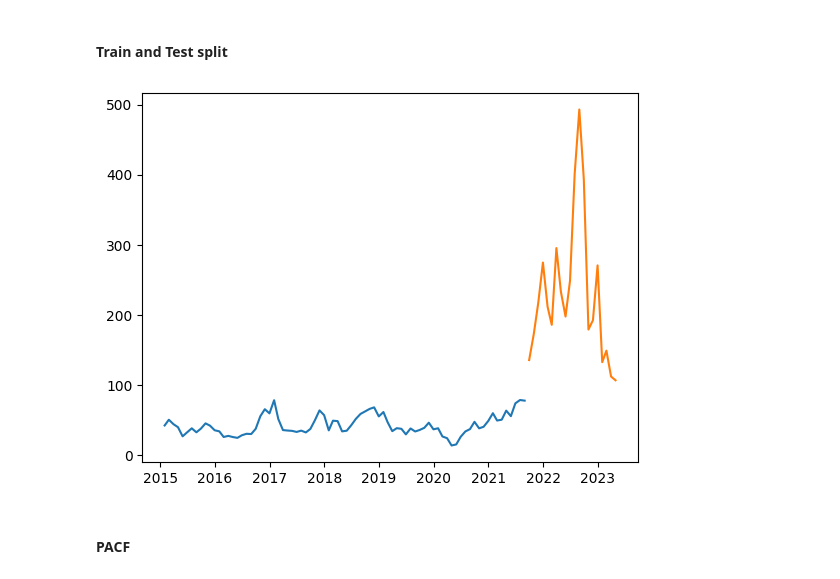
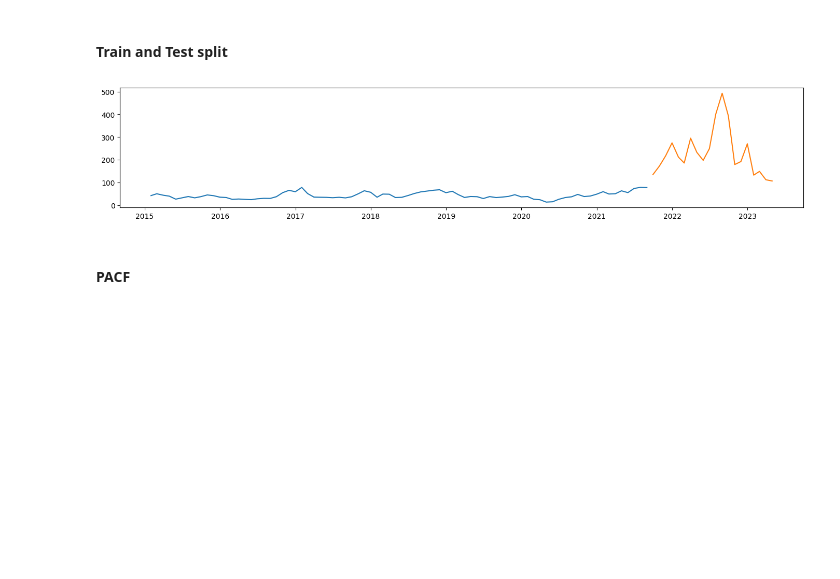
Before and after one commit to emolodniak/jupyter, a Jupyter notebook: sarimax/electricity.ipynb, the cells around one changed output. Saved outputs shown, nothing was run; the diff lists cells and outputs as text; code cells hidden in the pictures; blank space fills up the shorter version.

```diff
--- a/sarimax/electricity.ipynb
+++ b/sarimax/electricity.ipynb
@@ -25,13 +25,13 @@ df.plot(figsize=(17,3), title='European wholesale electricity price - France (mo
 #### Train and Test split
 # %%
 import matplotlib.pyplot as plt
-plt.rcParams["figure.figsize"] = (17,3)
+plt.figure(figsize=(17,3))
 train = df.loc[:'2021-08-31']
 test = df.loc['2021-09-30':]
 plt.plot(train)
 plt.plot(test);
 # %% [output]
-[figure, old version]
+[figure, new version]
 # %% [markdown]
 #### PACF
 # %%
```
